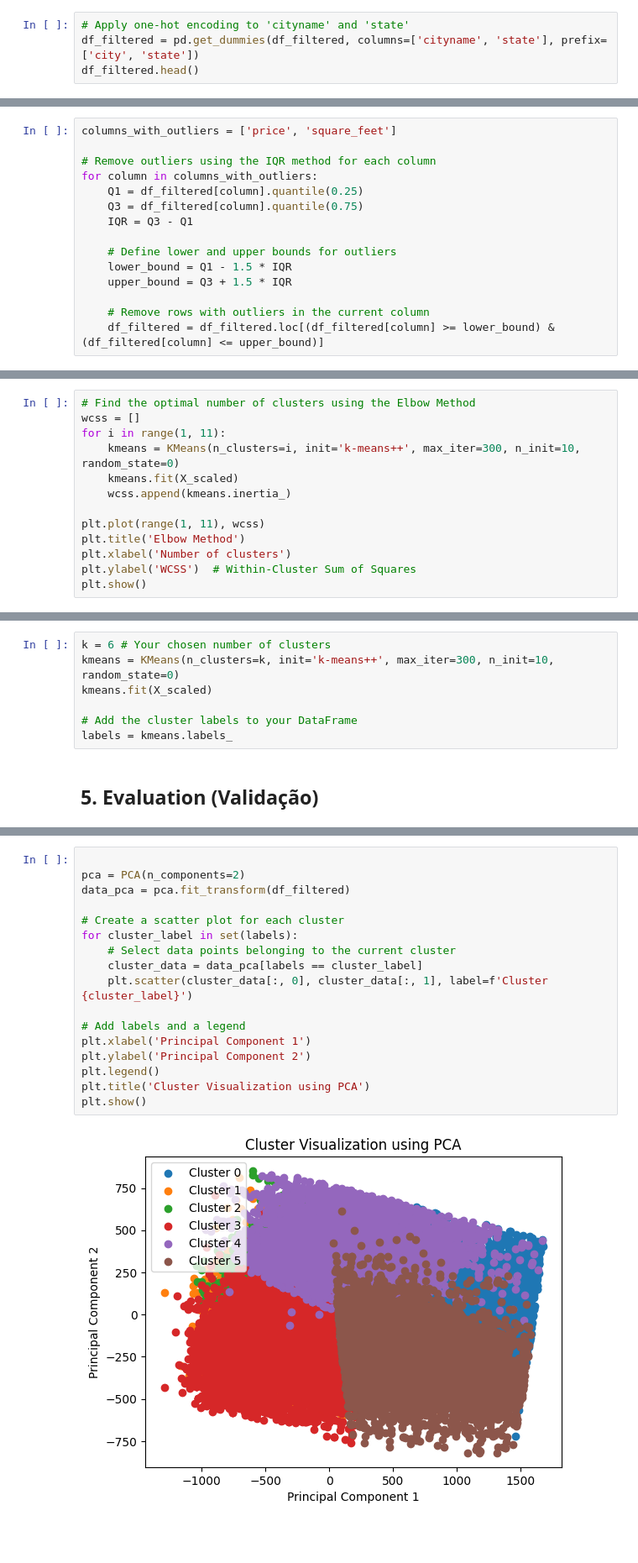
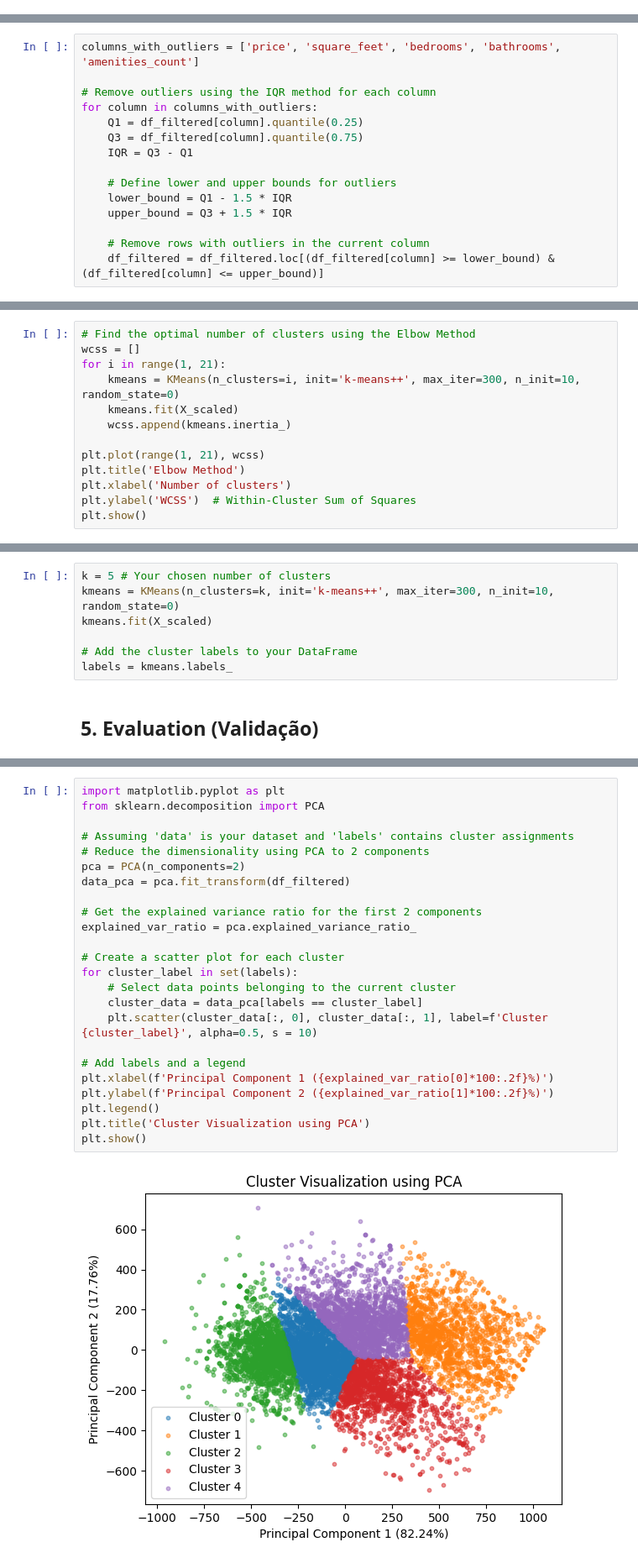
Before and after one commit to raularaju/Clustering_DM, a Jupyter notebook: TP_2_MdeD.ipynb, the cells around one changed output, grey strips where cells are left out. Shown at 84% size. Drawn from its saved outputs; the diff is of its cells as text; blank space fills up the shorter version.

```diff
--- a/TP_2_MdeD.ipynb
+++ b/TP_2_MdeD.ipynb
@@ -298,4 +348,0 @@ df_filtered.head()
-# %%
-# Apply one-hot encoding to 'cityname' and 'state'
-df_filtered = pd.get_dummies(df_filtered, columns=['cityname', 'state'], prefix=['city', 'state'])
-df_filtered.head()
@@ -310,5 +349,5 @@ df_filtered.head()
 # %%
-columns_with_outliers = ['price', 'square_feet']
+columns_with_outliers = ['price', 'square_feet', 'bedrooms', 'bathrooms', 'amenities_count']
 
 # Remove outliers using the IQR method for each column
 for column in columns_with_outliers:
@@ -403,12 +474,12 @@ X_scaled = scaler.fit_transform(X)
 # %%
 # Find the optimal number of clusters using the Elbow Method
 wcss = []
-for i in range(1, 11):
+for i in range(1, 21):
     kmeans = KMeans(n_clusters=i, init='k-means++', max_iter=300, n_init=10, random_state=0)
     kmeans.fit(X_scaled)
     wcss.append(kmeans.inertia_)
 
-plt.plot(range(1, 11), wcss)
+plt.plot(range(1, 21), wcss)
 plt.title('Elbow Method')
 plt.xlabel('Number of clusters')
 plt.ylabel('WCSS')  # Within-Cluster Sum of Squares
@@ -418,5 +489,5 @@ plt.show()
 # %%
-k = 6 # Your chosen number of clusters
+k = 5 # Your chosen number of clusters
 kmeans = KMeans(n_clusters=k, init='k-means++', max_iter=300, n_init=10, random_state=0)
 kmeans.fit(X_scaled)
 
@@ -439,19 +516,26 @@ Davies-Bouldin Index: 1.7928939020729242
 # %%
+import matplotlib.pyplot as plt
+from sklearn.decomposition import PCA
 
+# Assuming 'data' is your dataset and 'labels' contains cluster assignments
+# Reduce the dimensionality using PCA to 2 components
 pca = PCA(n_components=2)
 data_pca = pca.fit_transform(df_filtered)
+
+# Get the explained variance ratio for the first 2 components
+explained_var_ratio = pca.explained_variance_ratio_
 
 # Create a scatter plot for each cluster
 for cluster_label in set(labels):
     # Select data points belonging to the current cluster
     cluster_data = data_pca[labels == cluster_label]
-    plt.scatter(cluster_data[:, 0], cluster_data[:, 1], label=f'Cluster {cluster_label}')
+    plt.scatter(cluster_data[:, 0], cluster_data[:, 1], label=f'Cluster {cluster_label}', alpha=0.5, s = 10)
 
 # Add labels and a legend
-plt.xlabel('Principal Component 1')
-plt.ylabel('Principal Component 2')
+plt.xlabel(f'Principal Component 1 ({explained_var_ratio[0]*100:.2f}%)')
+plt.ylabel(f'Principal Component 2 ({explained_var_ratio[1]*100:.2f}%)')
 plt.legend()
 plt.title('Cluster Visualization using PCA')
 plt.show()
 # %% [output]
-[figure, old version]
+[figure, new version]
```
Also changed, not shown: parts of 25 cells of this notebook.
